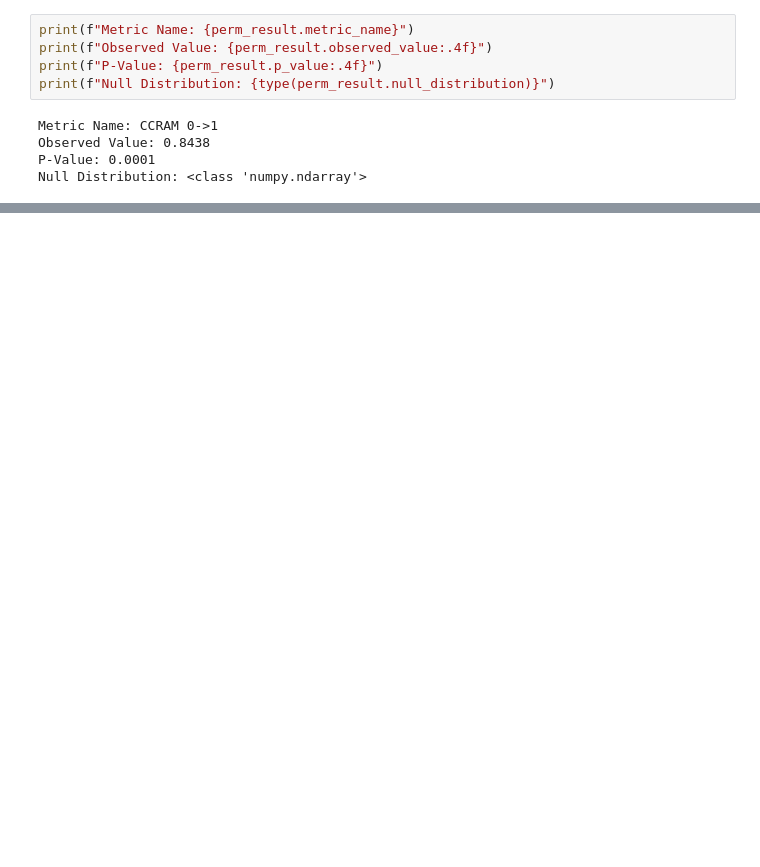
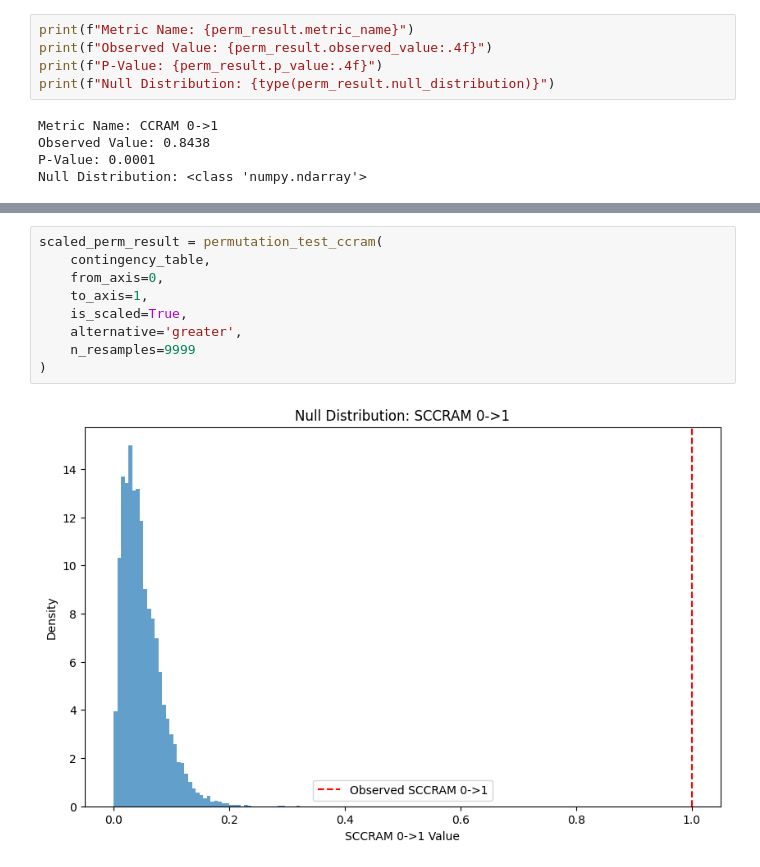
Before and after one commit to dmavani25/discopula, a Jupyter notebook: examples/jupyter/02_StatSim_Generic_Bootstrapping_and_Permutation_Tests_Usage_Demonstration.ipynb, the cells around one changed output, grey strips where cells are left out. Drawn from its saved outputs; the diff is of its cells as text; blank space fills up the shorter version.

```diff
--- a/examples/jupyter/02_StatSim_Generic_Bootstrapping_and_Permutation_Tests_Usage_Demonstration.ipynb
+++ b/examples/jupyter/02_StatSim_Generic_Bootstrapping_and_Permutation_Tests_Usage_Demonstration.ipynb
@@ -127,0 +159,11 @@ perm_result.histogram_fig
+# %%
+scaled_perm_result = permutation_test_ccram(
+    contingency_table,
+    from_axis=0,
+    to_axis=1,
+    is_scaled=True,
+    alternative='greater',
+    n_resamples=9999
+)
+# %% [output]
+[figure, added]
```
Also changed, not shown: parts of 11 cells of this notebook, 4 other files.
